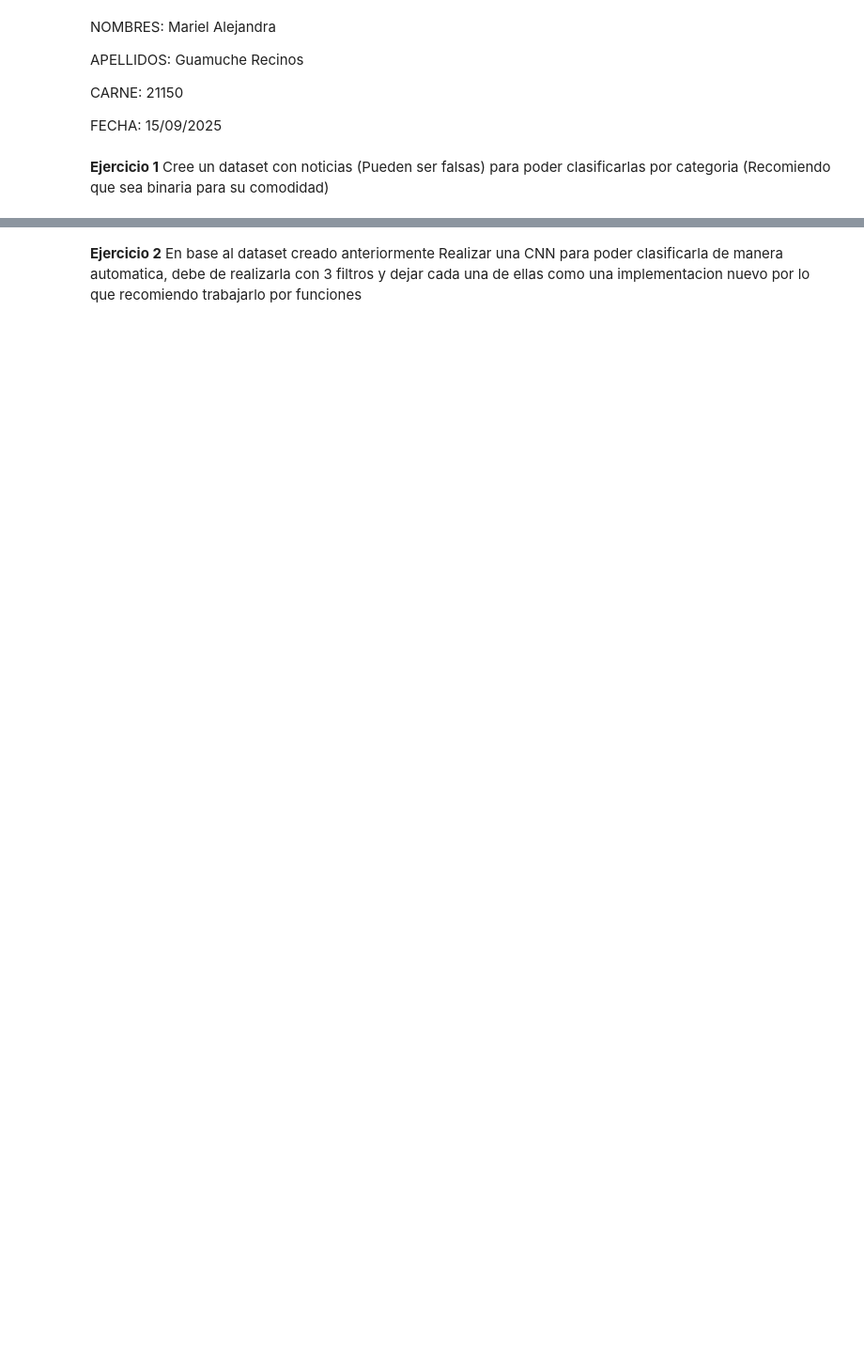
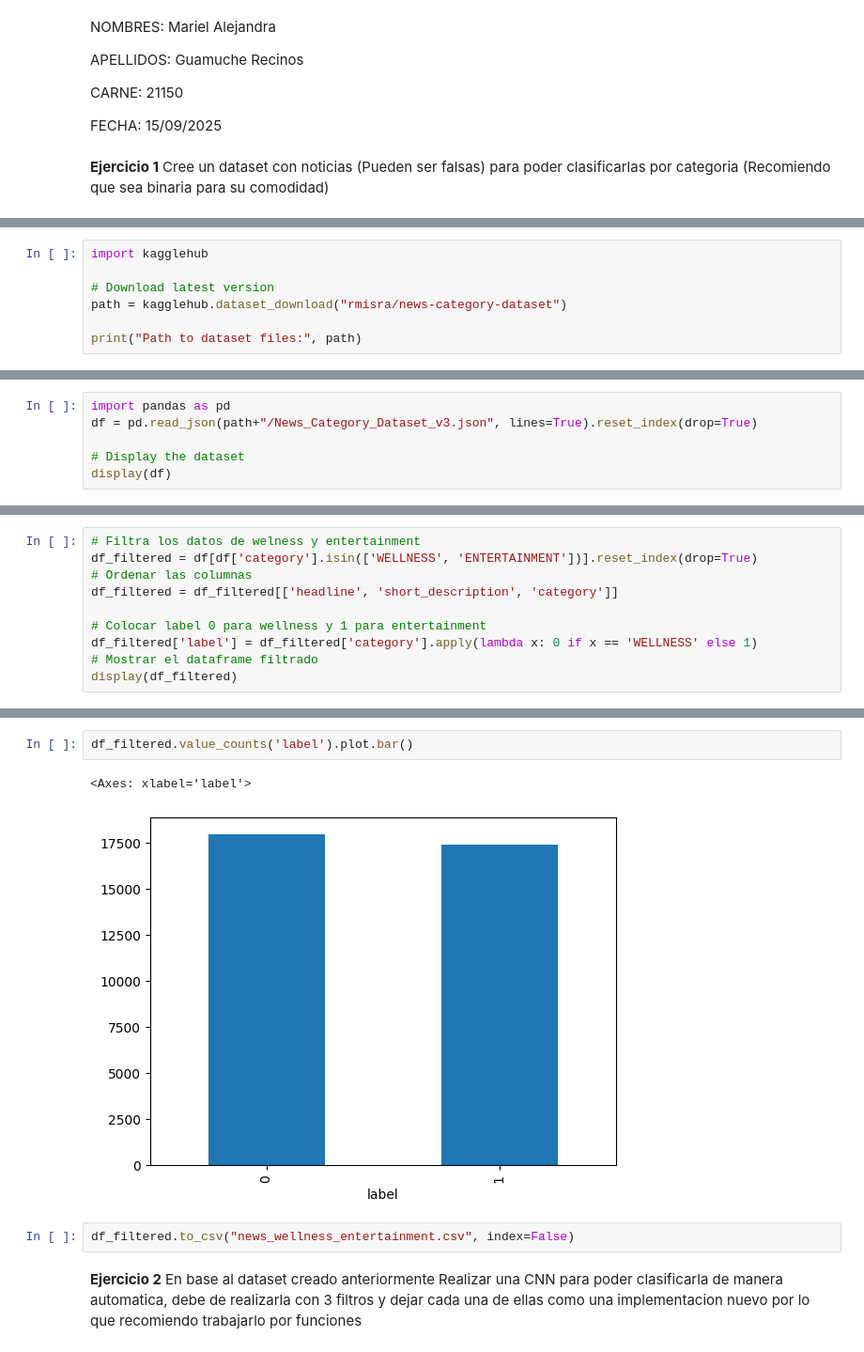
Before and after one commit to gua21150/CC3103-NLP, a Jupyter notebook: Laboratorio_6_CNN.ipynb, the cells around one changed output, grey strips where cells are left out. Shown at 94% size. Drawn from its saved outputs; the diff is of its cells as text; blank space fills up the shorter version.

```diff
--- a/Laboratorio_6_CNN.ipynb
+++ b/Laboratorio_6_CNN.ipynb
@@ -60,0 +16,7 @@ display(df)
+# %%
+import kagglehub
+
+# Download latest version
+path = kagglehub.dataset_download("rmisra/news-category-dataset")
+
+print("Path to dataset files:", path)
@@ -60,0 +26,6 @@ display(df)
+# %%
+import pandas as pd
+df = pd.read_json(path+"/News_Category_Dataset_v3.json", lines=True).reset_index(drop=True)
+
+# Display the dataset
+display(df)
@@ -60,0 +46,10 @@ display(df)
+# %%
+# Filtra los datos de welness y entertainment
+df_filtered = df[df['category'].isin(['WELLNESS', 'ENTERTAINMENT'])].reset_index(drop=True)
+# Ordenar las columnas
+df_filtered = df_filtered[['headline', 'short_description', 'category']]
+
+# Colocar label 0 para wellness y 1 para entertainment
+df_filtered['label'] = df_filtered['category'].apply(lambda x: 0 if x == 'WELLNESS' else 1)
+# Mostrar el dataframe filtrado
+display(df_filtered)
@@ -61,3 +70,10 @@ display(df)
+# %%
+df_filtered.value_counts('label').plot.bar()
+# %% [output]
+<Axes: xlabel='label'>
+[figure, added]
+# %%
+df_filtered.to_csv("news_wellness_entertainment.csv", index=False)
 # %% [markdown]
 **Ejercicio 2**
  En base al dataset creado anteriormente Realizar una CNN para poder clasificarla de manera automatica, debe de realizarla con 3 filtros y dejar cada una de ellas como una implementacion nuevo por lo que recomiendo trabajarlo por funciones
```
Also changed, not shown: parts of 15 cells of this notebook, 1 other file.
